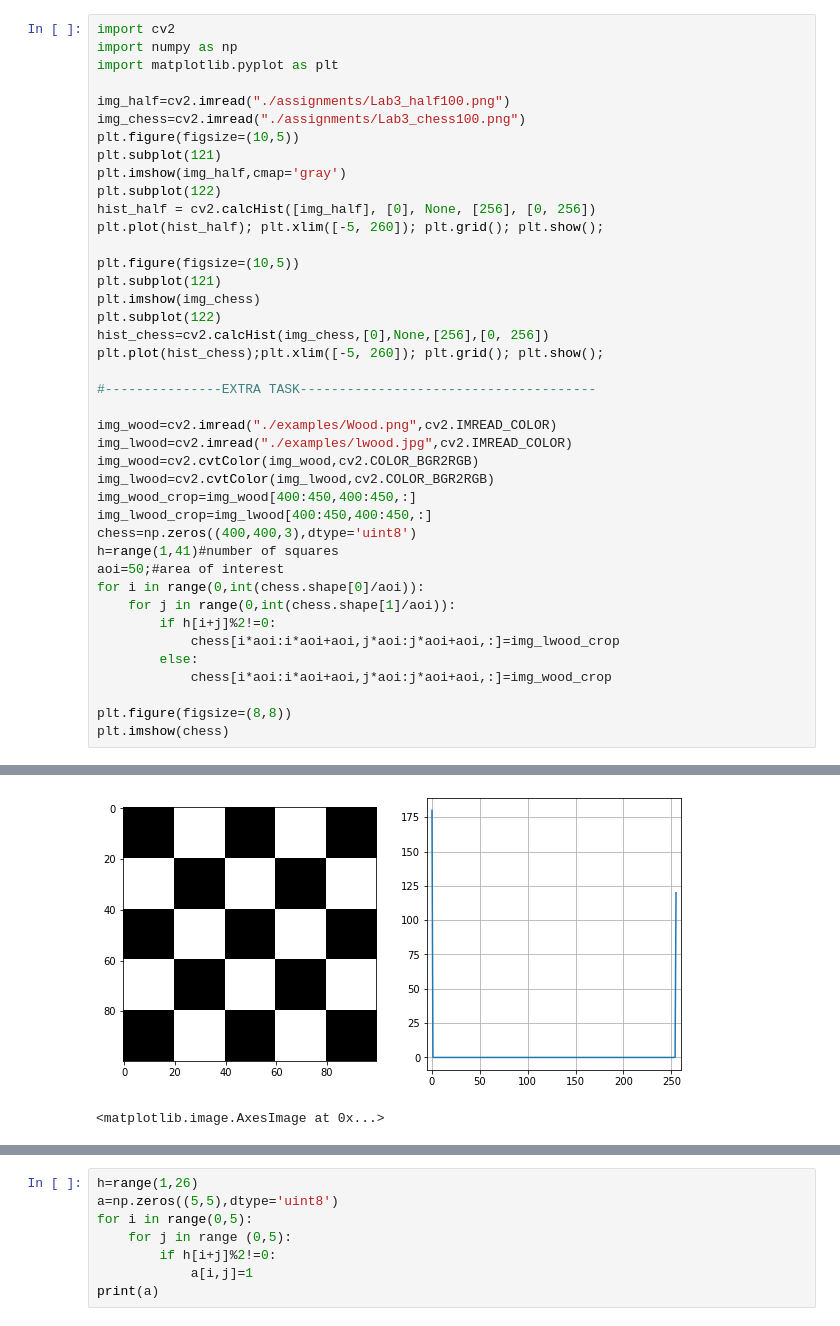
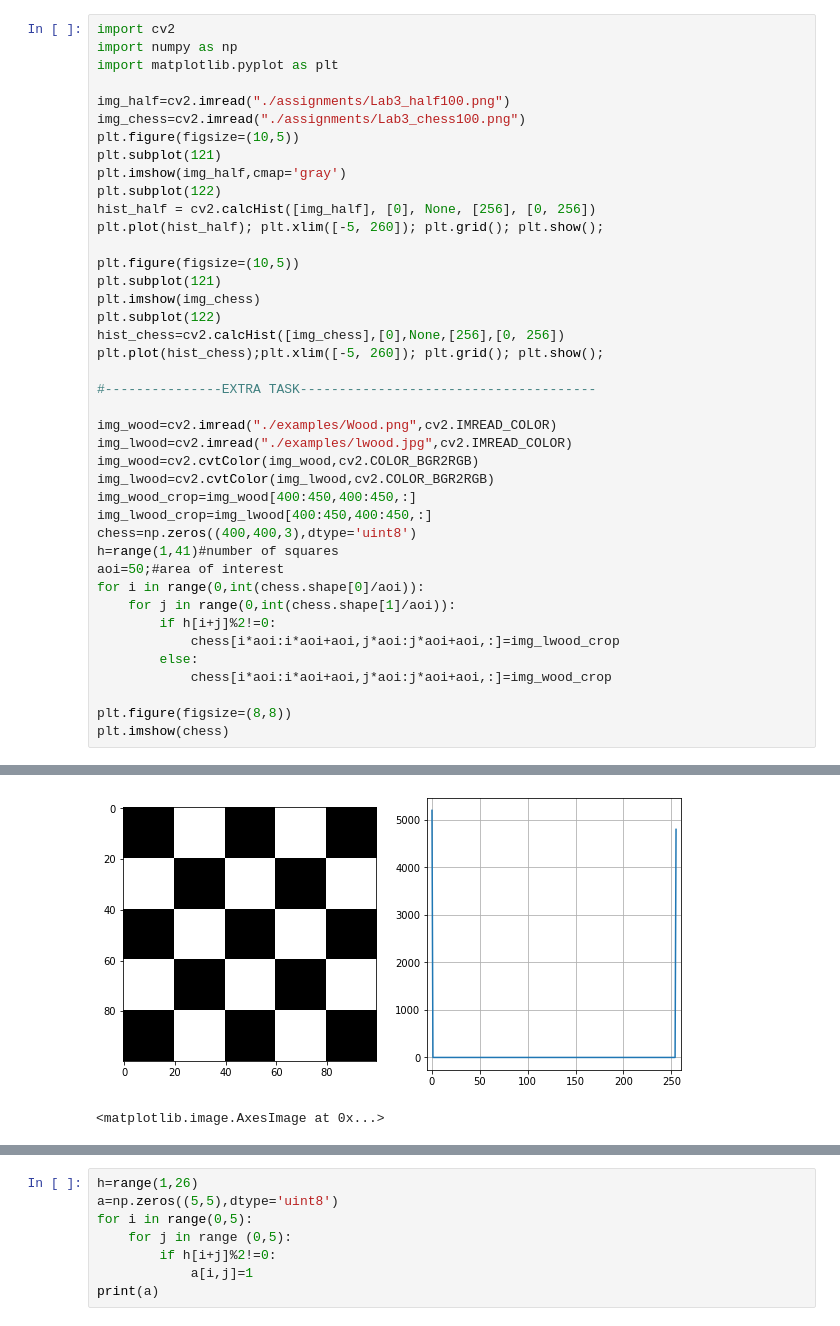
Before and after one commit to Jeyky/DIG_IP, a Jupyter notebook: Task_lab2.ipynb, the cells around one changed output, grey strips where cells are left out. Saved outputs shown, nothing was run; the diff lists cells and outputs as text.

```diff
--- a/Task_lab2.ipynb
+++ b/Task_lab2.ipynb
@@ -13,35 +13,35 @@ hist_half = cv2.calcHist([img_half], [0], None, [256], [0, 256])
 plt.plot(hist_half); plt.xlim([-5, 260]); plt.grid(); plt.show();
 
 plt.figure(figsize=(10,5))
 plt.subplot(121)
 plt.imshow(img_chess)
 plt.subplot(122)
-hist_chess=cv2.calcHist(img_chess,[0],None,[256],[0, 256])
+hist_chess=cv2.calcHist([img_chess],[0],None,[256],[0, 256])
 plt.plot(hist_chess);plt.xlim([-5, 260]); plt.grid(); plt.show();
 
 #---------------EXTRA TASK--------------------------------------
 
 img_wood=cv2.imread("./examples/Wood.png",cv2.IMREAD_COLOR)
 img_lwood=cv2.imread("./examples/lwood.jpg",cv2.IMREAD_COLOR)
 img_wood=cv2.cvtColor(img_wood,cv2.COLOR_BGR2RGB)
 img_lwood=cv2.cvtColor(img_lwood,cv2.COLOR_BGR2RGB)
 img_wood_crop=img_wood[400:450,400:450,:]
 img_lwood_crop=img_lwood[400:450,400:450,:]
 chess=np.zeros((400,400,3),dtype='uint8')
 h=range(1,41)#number of squares
 aoi=50;#area of interest
 for i in range(0,int(chess.shape[0]/aoi)):
     for j in range(0,int(chess.shape[1]/aoi)):
         if h[i+j]%2!=0:
             chess[i*aoi:i*aoi+aoi,j*aoi:j*aoi+aoi,:]=img_lwood_crop
         else:
             chess[i*aoi:i*aoi+aoi,j*aoi:j*aoi+aoi,:]=img_wood_crop
 
 plt.figure(figsize=(8,8))
 plt.imshow(chess)
 # %% [output]
 [figure]
-[figure, old version]
+[figure, new version]
 <matplotlib.image.AxesImage at 0x...>
 [figure]
 # %%
```
